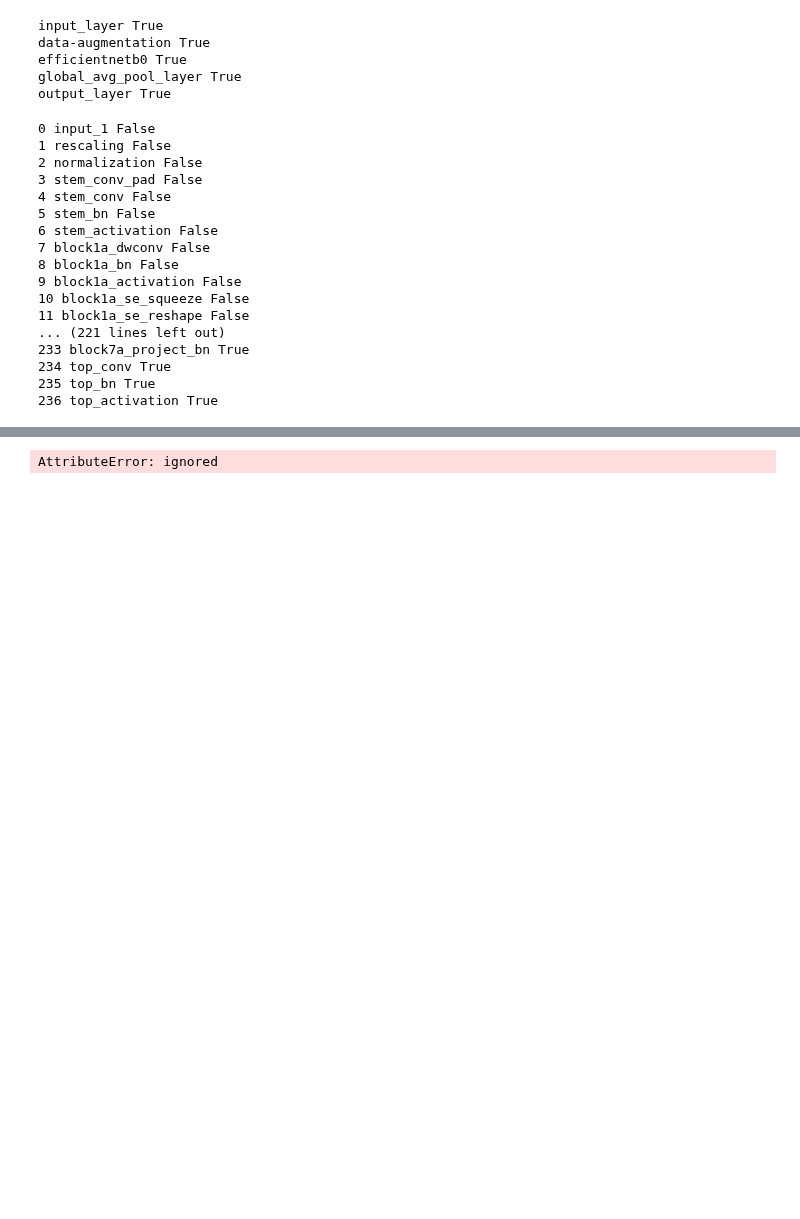
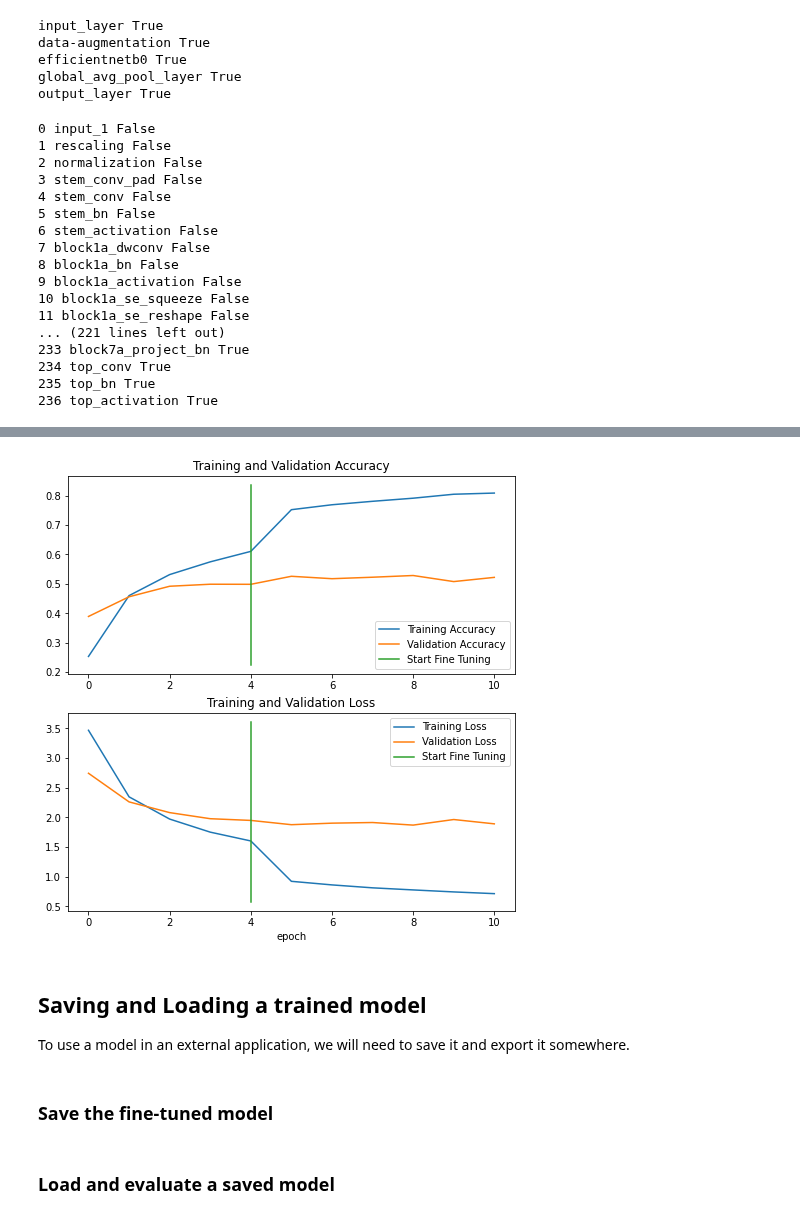
Before and after one commit to Tower5954/Intro_to_tensorflow, a Jupyter notebook: 06_Transfer_Learning_Scaling_Up.ipynb, the cells around one changed output, grey strips where cells are left out. Drawn from its saved outputs; the diff is of its cells as text; code cells hidden in the pictures; blank space fills up the shorter version.

```diff
--- a/06_Transfer_Learning_Scaling_Up.ipynb
+++ b/06_Transfer_Learning_Scaling_Up.ipynb
@@ -324,4 +324,12 @@ all_classes_10_percent_fine_tune_results
-# %%
-plot_loss_curves(all_classes_10_percent_fine_tune_results)
-# %% [output]
-AttributeError: ignored
+# %%
+compare_historys(original_history=history_101_classes_10_percent_model,
+                 new_history=history_all_classes_10_percent_fine_tune,
+                 initial_epochs=5)
+# %% [output]
+[figure, added]
+# %% [markdown]
+## Saving and Loading a trained model
+
+To use a model in an external application, we will need to save it and export it somewhere.
+# %% [markdown]
+### Save the fine-tuned model
@@ -327,0 +338,2 @@ AttributeError: ignored
+# %% [markdown]
+### Load and evaluate a saved model
```
Also changed, not shown: parts of 15 cells of this notebook.
